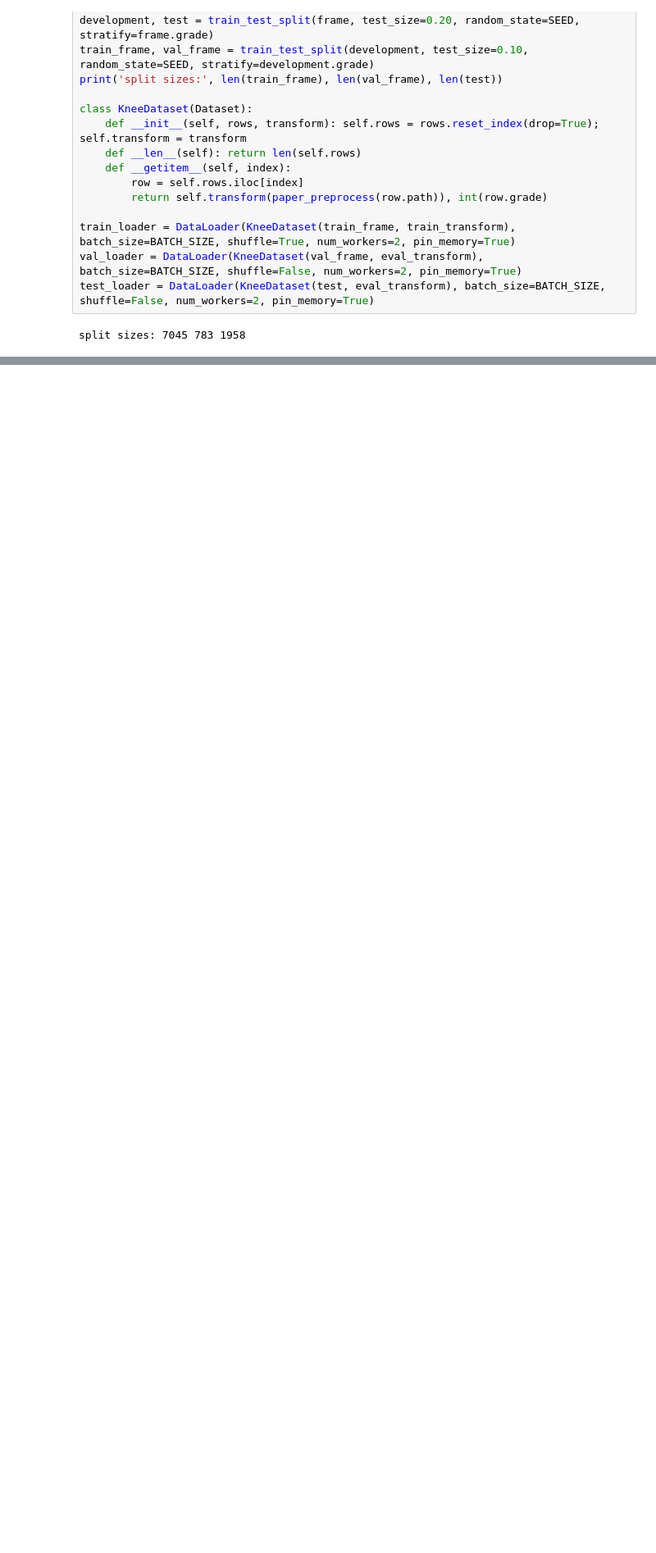
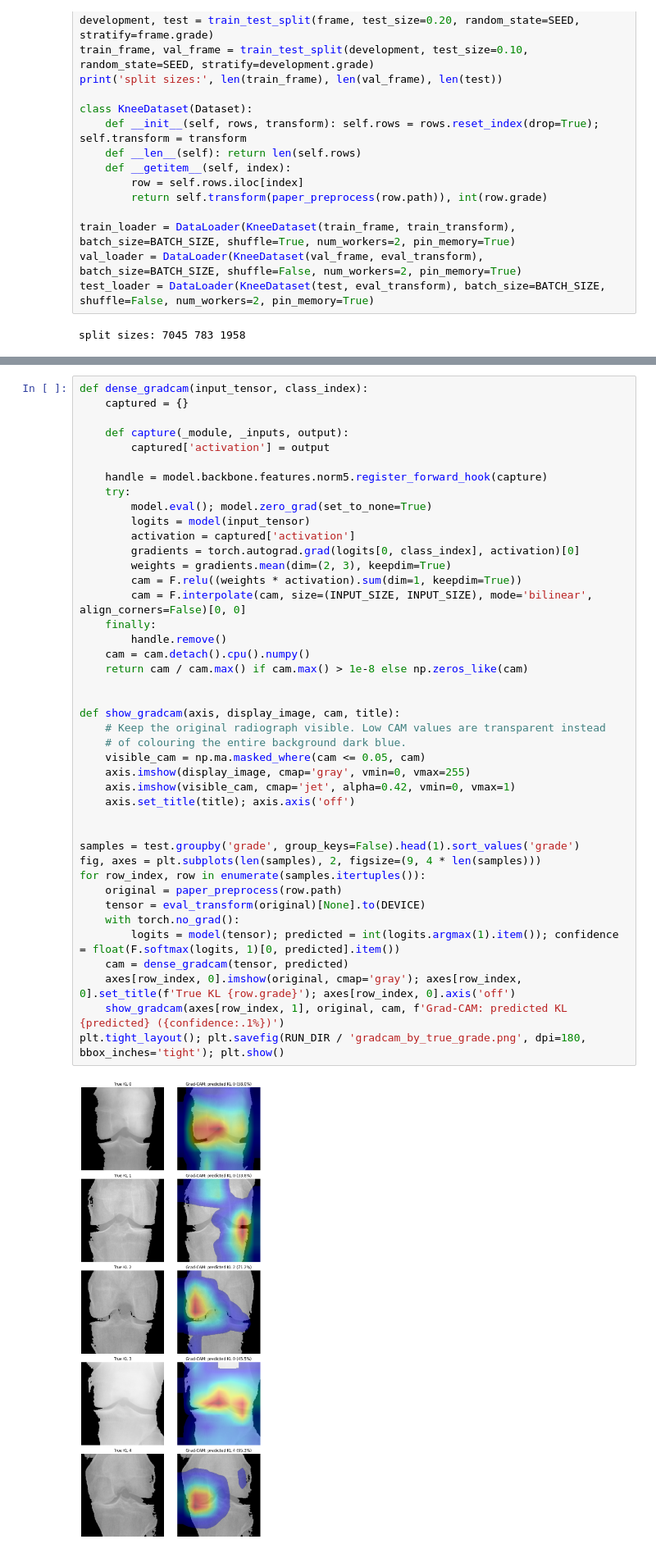
Before and after one commit to mkai-xlab/mkaix.healthsynml, a Jupyter notebook: notebooks/paper/densenet121.ipynb, the cells around one changed output, grey strips where cells are left out. Shown at 82% size. Drawn from its saved outputs; the diff is of its cells as text; blank space fills up the shorter version.

```diff
--- a/notebooks/paper/densenet121.ipynb
+++ b/notebooks/paper/densenet121.ipynb
@@ -211,0 +310,44 @@ weighted avg       0.63      0.66      0.60      1958
+# %%
+def dense_gradcam(input_tensor, class_index):
+    captured = {}
+
+    def capture(_module, _inputs, output):
+        captured['activation'] = output
+
+    handle = model.backbone.features.norm5.register_forward_hook(capture)
+    try:
+        model.eval(); model.zero_grad(set_to_none=True)
+        logits = model(input_tensor)
+        activation = captured['activation']
+        gradients = torch.autograd.grad(logits[0, class_index], activation)[0]
+        weights = gradients.mean(dim=(2, 3), keepdim=True)
+        cam = F.relu((weights * activation).sum(dim=1, keepdim=True))
+        cam = F.interpolate(cam, size=(INPUT_SIZE, INPUT_SIZE), mode='bilinear', align_corners=False)[0, 0]
+    finally:
+        handle.remove()
+    cam = cam.detach().cpu().numpy()
+    return cam / cam.max() if cam.max() > 1e-8 else np.zeros_like(cam)
+
+
+def show_gradcam(axis, display_image, cam, title):
+    # Keep the original radiograph visible. Low CAM values are transparent instead
+    # of colouring the entire background dark blue.
+    visible_cam = np.ma.masked_where(cam <= 0.05, cam)
+    axis.imshow(display_image, cmap='gray', vmin=0, vmax=255)
+    axis.imshow(visible_cam, cmap='jet', alpha=0.42, vmin=0, vmax=1)
+    axis.set_title(title); axis.axis('off')
+
+
+samples = test.groupby('grade', group_keys=False).head(1).sort_values('grade')
+fig, axes = plt.subplots(len(samples), 2, figsize=(9, 4 * len(samples)))
+for row_index, row in enumerate(samples.itertuples()):
+    original = paper_preprocess(row.path)
+    tensor = eval_transform(original)[None].to(DEVICE)
+    with torch.no_grad():
+        logits = model(tensor); predicted = int(logits.argmax(1).item()); confidence = float(F.softmax(logits, 1)[0, predicted].item())
+    cam = dense_gradcam(tensor, predicted)
+    axes[row_index, 0].imshow(original, cmap='gray'); axes[row_index, 0].set_title(f'True KL {row.grade}'); axes[row_index, 0].axis('off')
+    show_gradcam(axes[row_index, 1], original, cam, f'Grad-CAM: predicted KL {predicted} ({confidence:.1%})')
+plt.tight_layout(); plt.savefig(RUN_DIR / 'gradcam_by_true_grade.png', dpi=180, bbox_inches='tight'); plt.show()
+# %% [output]
+[figure, added]
```
Also changed, not shown: parts of 6 cells of this notebook, 29 other files.
